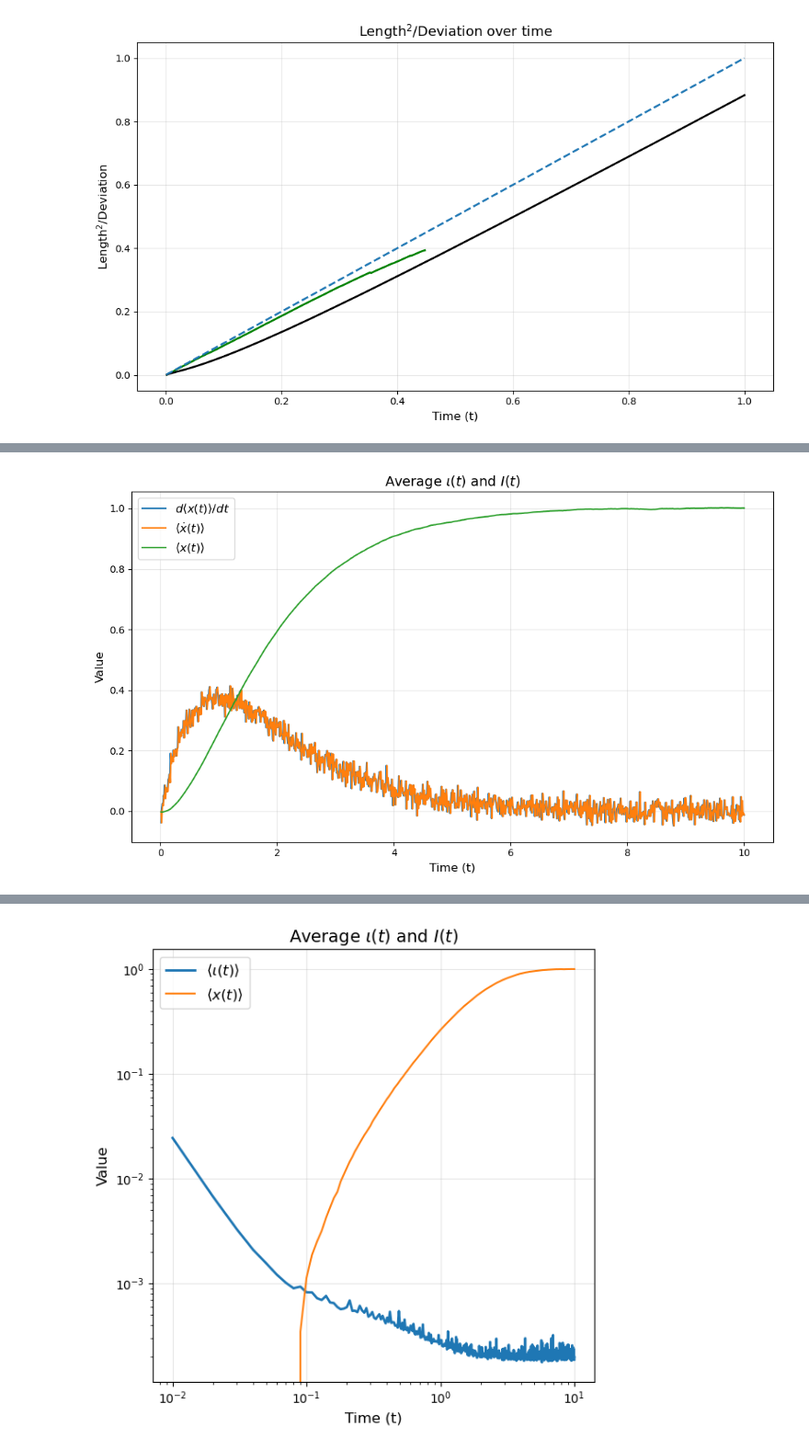
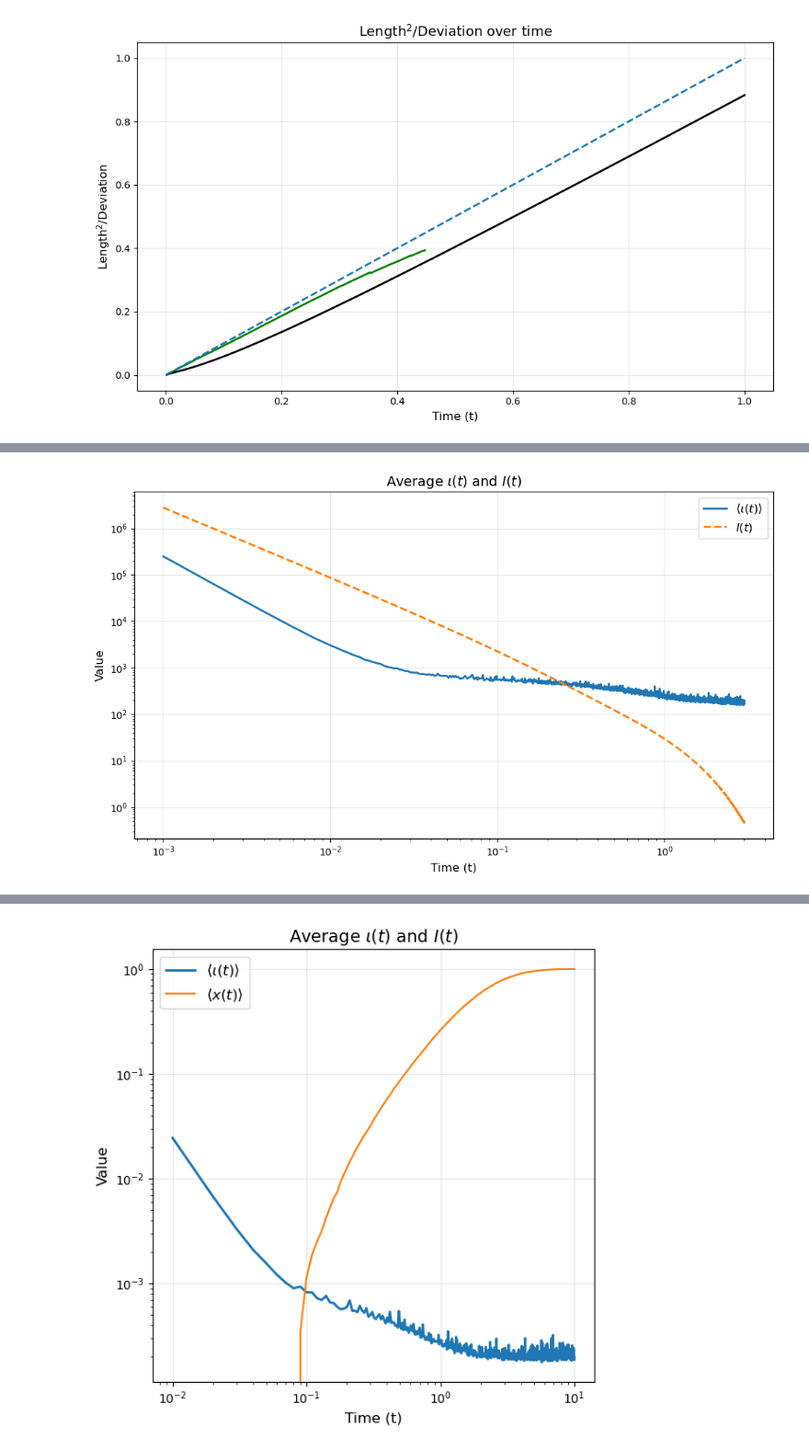
Before and after one commit to pedrobmelop/stochastic_speed_limits, a Jupyter notebook: SFI_Langevin.ipynb, the cells around one changed output, grey strips where cells are left out. Shown: that part at 92% size. Cells and saved outputs as stored; diff of their text form; code cells hidden in the pictures.

```diff
--- a/SFI_Langevin.ipynb
+++ b/SFI_Langevin.ipynb
@@ -734,11 +734,11 @@ def langevin_simulation(num_steps, dt, gamma, F0, tau, k, T, seed=0):
 def calculate_derivatives(x, dt, num_steps):
     """Calculate time derivatives optimized with Numba"""
     x_derivative = np.zeros(num_steps)
-    for i in range(0,num_steps-1):
+    for i in range(1,num_steps):
     # Central difference for interior points
-        x_derivative[i] = (x[i+1] - x[i]) / (dt)
+        x_derivative[i] = (x[i] - x[i-1]) / (dt)
     # Forward/backward difference for endpoints
-    x_derivative[-1] = (x[-1] - x[-2]) / dt
+    x_derivative[0] = (x[1] - x[0]) / dt
     #x_derivative[-1] = (x[-1] - x[-2]) / dt
     return x_derivative
 @jit(nopython=True)
@@ -779,36 +779,39 @@ def calculate_iota(x, x_derivative, t, gamma, k, T, F0, tau):
         # Main calculation
         exp = np.exp
         coth = lambda x: 1 / np.tanh(x)  # Hyperbolic cotangent
+        ti = t[j]
 
-        num = 2 * exp(-2 * t[j] / tau)
-        num *= ((gamma**2 * (beta * F0**2 + k) + k**3 * tau**2 - 2 * gamma * k**2 * tau) * exp(2 * t[j] * (k / gamma + 1 / tau))- beta * gamma * F0**2 * k * tau * exp(2 * k * t[j] / gamma)+ beta * gamma * F0**2 * k * tau * exp(4 * k * t[j] / gamma)- beta * gamma * F0**2 * (gamma - k * tau) * exp(t[j] * (2 * k / gamma + 1 / tau))+ beta * gamma * F0**2 * (gamma - k * tau) * exp(t[j] * (4 * k / gamma + 1 / tau))+ beta * gamma * F0**2 * (gamma - k * tau) * exp(k * t[j] / gamma + 2 * t[j] / tau)- beta * gamma * F0**2 * (gamma - k * tau) * exp(3 * k * t[j] / gamma + 2 * t[j] / tau)+ beta * gamma * F0**2 * (gamma + k * tau) * exp(t[j] * (k / gamma + 1 / tau))- beta * gamma * F0**2 * (gamma + k * tau) * exp(t[j] * (3 * k / gamma + 1 / tau))- beta * gamma**2 * F0**2 * exp(2 * t[j] / tau))
-        denom = (gamma * (gamma - k * tau)**2 * (exp(2 * k * t[j] / gamma) - 1)**2 * (coth(k * t[j] / gamma) + 1))
-        d = num/denom
-        a = (np.exp(-t[j]*(gamma + k*tau)/(gamma*tau))*F0*beta)/(gamma - k*tau)
-        a *= (-np.exp(t[j]/tau)*gamma + np.exp(k*t[j]/gamma)*k*tau + np.exp(t[j]*((k/gamma) + (1/tau)))*(gamma - k*tau))*x_derivative[j]
-        c = ((2*(np.exp(-k*t[j]/gamma) - np.exp(-t[j]/tau))*F0*k*beta)/(gamma - k*tau))
-        b = 0.5*x[j]*(c - 2*k*beta*x_derivative[j])
-        iota[j] = (d + a + b)**2
+        numerator = 4*np.exp(-4*ti/tau)
+        numerator_term1 = (F0**2 * beta * gamma)*(np.exp(2*k*ti/gamma)*k*tau - np.exp(4*k*ti/gamma)*k*tau + np.exp(ti*((2*k/gamma) + (1/tau)))*(gamma - k*tau) - np.exp(ti*((4*k/gamma) + (1/tau)))*(gamma - k*tau) - np.exp(ti*((k/gamma) + (2/tau)))*(gamma - k*tau) + np.exp(ti*((3*k/gamma) + (2/tau)))*(gamma - k*tau) - np.exp(ti*((k/gamma) + (1/tau)))*(gamma + k*tau) + np.exp(ti*((3*k/gamma) + (1/tau)))*(gamma + k*tau))
+        numerator_term2 = np.exp(2*ti/tau)*(F0**2)*beta*(gamma**2)
+        numerator_term3 = - np.exp(2*ti*((k/gamma) + (1/tau)))*((k + beta*F0**2)*gamma**2 - 2*gamma*tau*k**2 + (k**3 * tau**2))
+        numerator_term4 = 4*np.exp(0.5*ti*((k/gamma) + 1/tau) + ti*((2*k/gamma) + (1/tau)))*F0*k*beta*gamma*(gamma - k*tau)*np.sinh(k*ti/gamma)*np.sinh(0.5*ti*((k/gamma) - (1/tau)))*x[j]
+        numerator_term6 = (F0*(np.exp(ti/tau)*gamma - np.exp(k*ti/gamma)*k*tau) + np.exp(ti*((k/gamma) + (1/tau)))*(gamma - k*tau)*(-F0 + k*x[j]))
+        numerator_term5 = 2*np.exp(ti*((2*k/gamma) + (1/tau)))*beta*gamma*(gamma - k*tau)*np.sinh(k*ti/gamma)*numerator_term6*x_derivative[j]
+        denominator = ((-1 + np.exp(2*k*ti/gamma))**4 * gamma**2 * (gamma - k*tau)**4 * (1 + coth(k*ti/gamma))**2)
+        iota[j] = numerator*(numerator_term1 + numerator_term2 + numerator_term3 + numerator_term4 + numerator_term5)**2 / denominator
     return iota
 
 @jit(nopython=True)
 def calculate_I(t, mean_x_derivative, gamma, k, tau, F0, beta):
     """Calculate I(t) optimized with Numba"""
     result = np.zeros_like(t)
+    coth = lambda x: 1 / np.tanh(x)  # Hyperbolic cotangent
 
     for i in range(len(t)):
         ti = t[i]
         x_deriv = mean_x_derivative[i]
-        x1 = np.exp(-4 * ti * (gamma + k * tau) / (gamma * tau))
-        numerator = np.pi * beta**3 * x1
-        numerator *= (beta * F0**4 * (-k * tau * np.exp(k * ti / gamma) + ((k * tau) - gamma) * np.exp(ti * (k / gamma + 1 / tau)) + gamma * np.exp(ti / tau))**4 - 4 * beta * F0**4 * k * (np.exp(ti / tau) - np.exp(k * ti / gamma)) *(-k * tau * np.exp(k * ti / gamma) + (k * tau - gamma) * np.exp(ti * (k / gamma + 1 / tau)) +gamma * np.exp(ti / tau))**3 + 4 * F0**2 * k**2 * np.exp(2 * ti / tau) * (np.exp(k * ti / gamma - ti / tau) - 1)**2 * (beta * F0**2 *(-k * tau * np.exp(k * ti / gamma) + (k * tau - gamma) * np.exp(ti * (k / gamma + 1 / tau)) +gamma * np.exp(ti / tau))**2 + k * (gamma - k * tau)**2 * np.exp(2 * ti * ((k / gamma) + (1 / tau)))))
-        denominator = (np.sqrt(2) * (beta * k)**(5/2) * (gamma - k * tau)**4 *np.sqrt(beta * k * (1 + 1 / np.tanh(k * ti / gamma))))
-        a = -4*np.sqrt(2)*np.exp((3*ti * (k/gamma + 1/tau)) - (4*ti*(gamma + k*tau))/(gamma*tau))
-        a *= (-np.exp(k*ti/gamma) + np.exp(ti/tau))*F0*(k**3)*np.pi*beta**3 * x_deriv
-        a /= (k*beta)**(5/2) * (gamma - k*tau) * np.sqrt(k*beta*(1 + (np.cosh(k*ti/gamma)/np.sinh(k*ti/gamma))))
-        b = 2*np.sqrt(2)*np.exp(4*ti*(k/gamma + 1/tau) - 4*ti*(gamma + k*tau)/(gamma*tau))*k**3 * beta**3 * x_deriv
-        b /= (k*beta)**(5/2) * np.sqrt(1 + (np.cosh(k*ti/gamma)/np.sinh(k*ti/gamma)))
-        result[i] = ((numerator/denominator) + a + b)
+        numerator = 2*np.sqrt(2)*np.exp((k*ti/gamma) - (ti/tau))*k*np.pi
+        numerator_1 = (4*F0**2 * beta * gamma**2 * (1 - np.cosh(2*k*ti/gamma) - np.cosh((k*ti/gamma) - (ti/tau))))
+        numerator_2 = (2 * F0**2 * gamma**2 * (np.cosh(ti*((k / gamma) - (1 / tau))) - np.cosh((3*k*ti/gamma) -(ti/tau))))
+        numerator_3 = (k*(gamma**2) * np.cosh((k*ti/gamma) - (ti/tau))) - (2 * (k**2) * gamma * tau * np.cosh((k*ti/gamma) - (ti/tau))) + (k**3 * tau**2*np.cosh((k*ti/gamma) - (ti/tau))) - (k*(gamma - k*tau)**2 *np.sinh((k*ti/gamma) - (ti/tau)))
+        numerator = numerator*(numerator_1 + numerator_2 + numerator_3)
+        denominator = ((-1 + np.exp(2*k*ti/gamma))**2 * np.sqrt(k*beta)*gamma**2 *(gamma - k*tau)**2 *np.sqrt(k*beta * (1 + coth(k*ti/gamma))))
+        a = 32*np.sqrt(2)*np.exp((-4*k*ti/gamma) + 0.5*ti*((15*k/gamma) - 1/tau))*F0*k*np.pi*beta*np.sinh(0.5*ti*((k/gamma) - (1/tau)))*x_deriv
+        a /= denominator*(1 + coth(k*ti/gamma))**2 / (gamma**2)
+        b = 8*np.sqrt(2)*np.exp(4*k*ti/gamma)*k*np.pi*beta*x_deriv**2
+        b /= denominator*(1 + coth(k*ti/gamma))**2 / (gamma**2 *(gamma - k*tau)**2)
+        result[i] = np.abs(((numerator/denominator) + a + b))
     return result
 
 @jit(nopython=True)
@@ -875,7 +878,7 @@ def run_simulations(num_simulations, num_steps, dt, gamma, F0, tau, k, T):
         bin_centers = (bin_edges[:-1] + bin_edges[1:]) / 2
 
         # Calculate weighted average (expectation value)
-        mean_iota_over_time[j] = np.sum(bin_centers * hist) * (bin_edges[1] - bin_edges[0])/num_simulations
+        mean_iota_over_time[j] = np.sum(bin_centers * hist) * (bin_edges[1] - bin_edges[0])
 
     # Compute other mean quantities
     mean_x_over_time = np.mean(positions_all_times, axis=0)
@@ -884,8 +887,7 @@ def run_simulations(num_simulations, num_steps, dt, gamma, F0, tau, k, T):
 
     # Compute I(t)
     beta = 1/T
-    I_t = np.abs(calculate_I(t, mean_x_derivative_over_time, gamma, k, tau, F0, beta))
-
+    I_t = calculate_I(t, x_mean_over_deriv_time, gamma, k, tau, F0, beta)/(num_simulations * 10)
     # Calculate length and deviation
     length, deviation = calculate_integrals(t, I_t, dt)
     length2, deviation2 = calculate_integrals(t, mean_iota_over_time, dt)
@@ -896,14 +898,15 @@ def plot_results(t, mean_iota_over_time, I_t, iota_all_times, length, deviation,
     """Plot results with improved formatting"""
     # Plot 1: Mean iota and I(t)
     plt.figure(figsize=(10, 6))
-    #plt.plot(t, mean_iota_over_time, label=r'$\langle \iota(t) \rangle$', linewidth=2)
-    plt.plot(t, mean_x_derivative_over_time, label=r'$d\langle x(t)\rangle/dt$')
-    plt.plot(t, x_mean_over_deriv_time, label=r'$\langle \dot{x}(t)\rangle$')
-    plt.plot(t, mean_x_over_time, label=r'$\langle x(t)\rangle$')
-    #plt.plot(t, I_t, label=r'$I(t)$', linestyle='--', linewidth=2)
+    plt.plot(t, mean_iota_over_time, label=r'$\langle \iota(t) \rangle$', linewidth=2)
+    #plt.plot(t, mean_x_derivative_over_time, label=r'$d\langle x(t)\rangle/dt$')
+    #plt.plot(t, x_mean_over_deriv_time, label=r'$\langle \dot{x}(t)\rangle$')
+    #plt.plot(t, mean_x_over_time, label=r'$\langle x(t)\rangle$')
+    plt.plot(t, I_t, label=r'$I(t)$', linestyle='--', linewidth=2)
     plt.xlabel('Time (t)', fontsize=12)
     plt.ylabel('Value', fontsize=12)
-    #plt.yscale('log')
+    plt.yscale('log')
+    plt.xscale('log')
     #plt.ylim(10**(-10),10**2)
     plt.title(r'Average $\iota(t)$ and $I(t)$', fontsize=14)
     plt.legend(fontsize=12)
@@ -914,6 +917,7 @@ def plot_results(t, mean_iota_over_time, I_t, iota_all_times, length, deviation,
     # Plot 2: Histogram
     plt.figure(figsize=(10, 6))
     plt.hist(iota_all_times[:, specific_time_index], bins=100, density=True, alpha=0.7)
+    plt.yscale('log')
     plt.xlabel(r'$\iota(t)$', fontsize=12)
     plt.ylabel(r'$P(\iota(t))$', fontsize=12)
     plt.title(r'Distribution of $\iota(t)$ at t = {:.3f}'.format(t[specific_time_index]), fontsize=14)
@@ -926,11 +930,11 @@ def plot_results(t, mean_iota_over_time, I_t, iota_all_times, length, deviation,
     # Avoid division by zero by adding a small epsilon
     epsilon = 0.0001
     ratio = length**2 / (deviation)
-    ratio2 = length2#**2 / (deviation2)
-    #plt.plot(t, ratio, linewidth=2, color='green')
+    ratio2 = length2**2 / (deviation2)
+    plt.plot(t, ratio, linewidth=2, color='green')
     plt.plot(t, ratio2, linewidth=2, color='black')
-    #plt.plot(t,t, linestyle='--',linewidth=2)
-    plt.yscale('log')
+    plt.plot(t,t, linestyle='--',linewidth=2)
+    #plt.yscale('log')
     plt.xlabel('Time (t)', fontsize=12)
     plt.ylabel(r'$\mathrm{Length}^2 / \mathrm{Deviation}$', fontsize=12)
     plt.title(r'$\mathrm{Length}^2 / \mathrm{Deviation}$ over time', fontsize=14)
@@ -941,15 +945,15 @@ def plot_results(t, mean_iota_over_time, I_t, iota_all_times, length, deviation,
 
 if __name__ == "__main__":
     # Parameters
-    num_steps = 1000
-    dt = 0.01
+    num_steps = 3000
+    dt = 0.001
     gamma = 0.999
     k = 1.0
     T = 1.0
     x0 = 0.0
     F0 = 1.0
     tau = 1.0
-    num_simulations = 100000  # Can be reduced for testing
+    num_simulations = 10000  # Can be reduced for testing
 
     print(f"Starting {num_simulations} Langevin simulations...")
 
@@ -987 +990 @@ Completed 10000/100000 simulations
-[figure, old version]
+[figure, new version]
```
Also changed, not shown: parts of 2 cells of this notebook, 4 other files.
